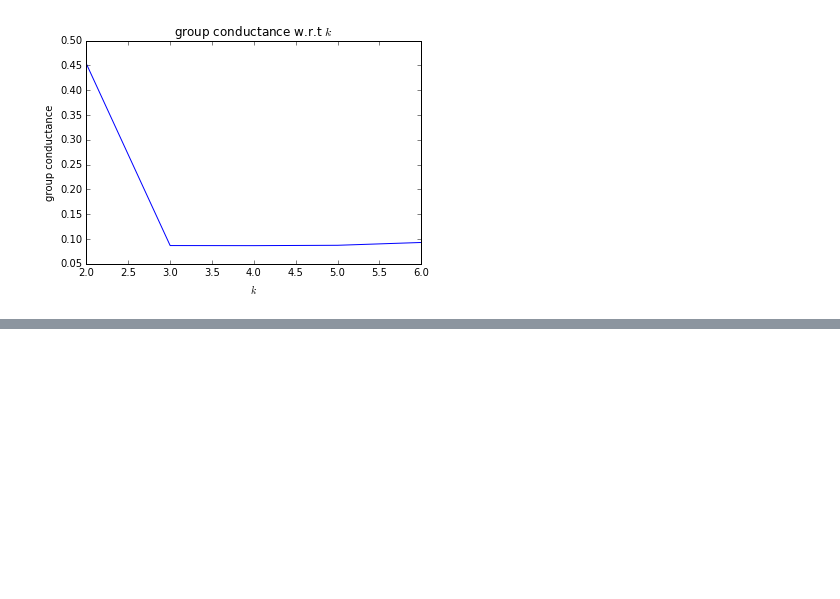
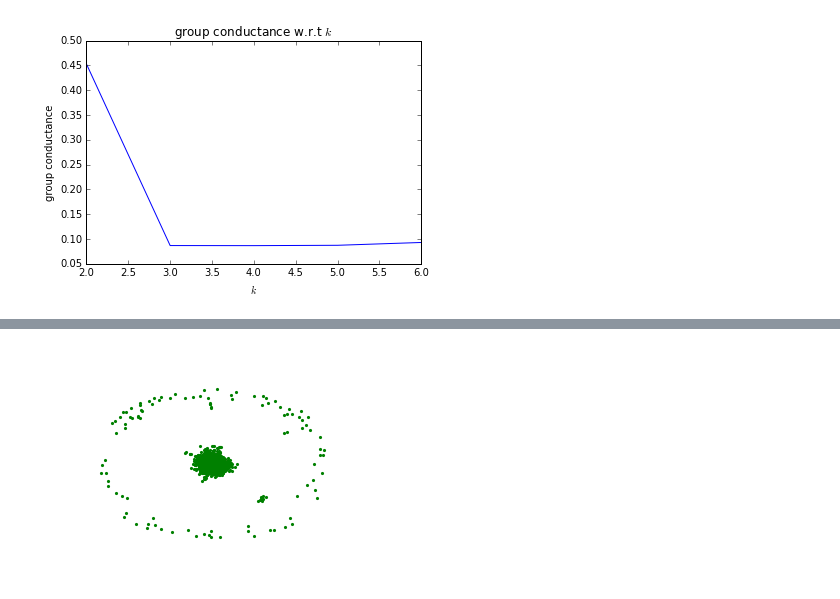
Before and after one commit to xiaohan2012/signed-local-community, a Jupyter notebook: word-clustering.ipynb, the cells around one changed output, grey strips where cells are left out. Cells and saved outputs as stored; diff of their text form; code cells hidden in the pictures; blank space fills up the shorter version.

```diff
--- a/word-clustering.ipynb
+++ b/word-clustering.ipynb
@@ -114,0 +117,3 @@ group 4 (10) business office duty employment work job project function professio
+# %%
+groups = list(labels2groups(labels).values())
+summary(subg, groups)
@@ -114,0 +142,11 @@ group 4 (10) business office duty employment work job project function professio
+# %%
+# subgg = g.subgraph(map(mapping_reverse.__getitem__, groups[1] + groups[2]))
+subgg = subg.subgraph( groups[2])
+subgg_pos = nx.spring_layout(subgg)
+fig, ax = get_borderless_fig()
+# draw_nodes(subg, pos, ax=ax)
+nx.draw_networkx_nodes(subgg, subgg_pos, ax=ax, node_size=10, linewidths=0, node_color='green')
+# nx.draw_networkx_labels(subg, pos, labels={mapping[n]: node2word[n] for n in comm})
+draw_edges(subgg, subgg_pos, ax=ax, draw_pos=False)
+# %% [output]
+[figure, added]
```
Also changed, not shown: parts of 7 cells of this notebook, 4 other files.
